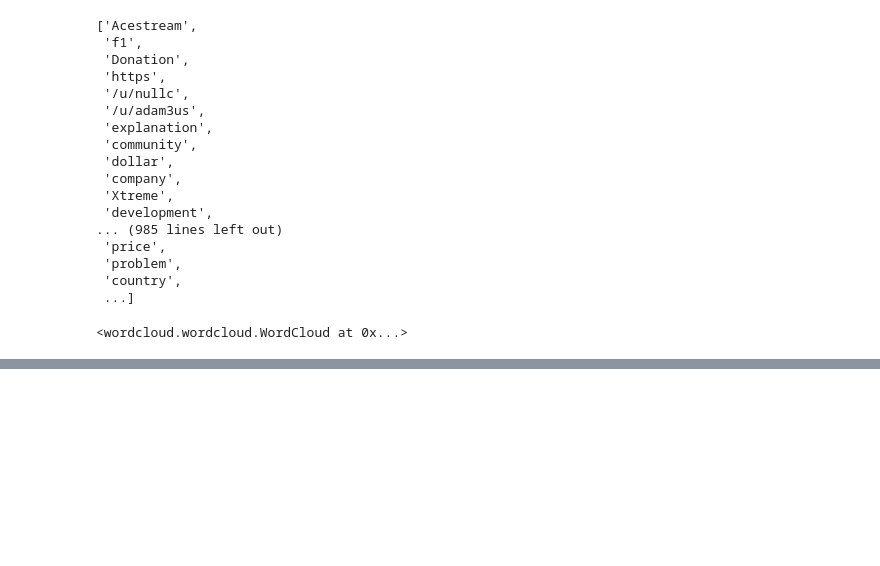
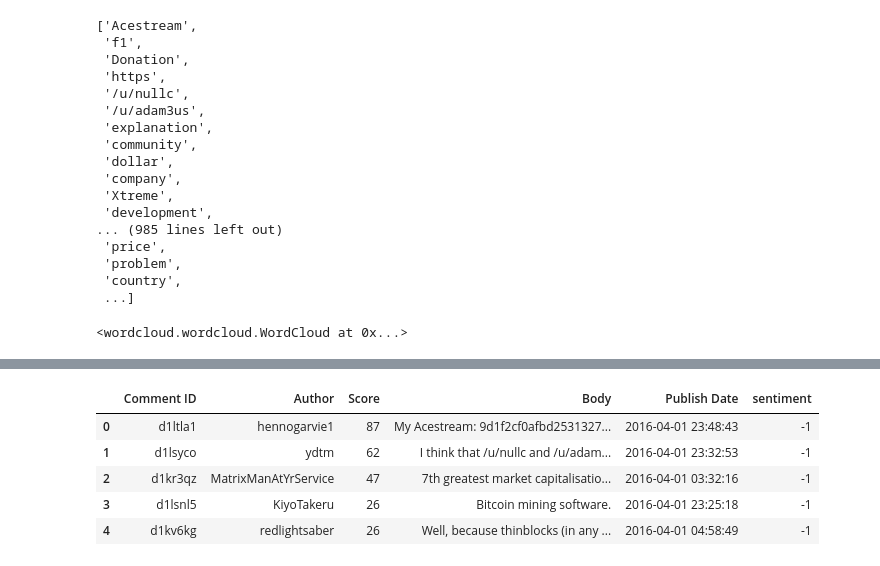
Before and after one commit to jun39/RedditAnalize, a Jupyter notebook: BERT_PRE/Untitled.ipynb, the cells around one changed output, grey strips where cells are left out. Cells and saved outputs as stored; diff of their text form; code cells hidden in the pictures; blank space fills up the shorter version.

Commit message:
added sentiment data in April 2016

```diff
--- a/BERT_PRE/Untitled.ipynb
+++ b/BERT_PRE/Untitled.ipynb
@@ -121,0 +139,4 @@ wordcloud.to_file("./wordcloud_sample.png")
+# %%
+for i in range(0,len(comments_df)):
+    string=comments_df.iat[i,3].replace('\n','')
+    sentenceList.append(string)
@@ -121,0 +153,8 @@ wordcloud.to_file("./wordcloud_sample.png")
+# %%
+sentiment=[]
+for i in range(0,len(sentenceList)):
+    string = sentenceList[i]
+    string=string[0:512]
+    label=classifier(string)
+    NegaPosi=label[0]['label']
+    sentiment.append(NegaPosi)
@@ -121,0 +185,6 @@ wordcloud.to_file("./wordcloud_sample.png")
+# %%
+for i in range(0,len(sentiment)):
+    if sentiment[i]=='POSITIVE':
+        sentiment[i]=1
+    else:
+        sentiment[i]=-1
@@ -121,0 +215,11 @@ wordcloud.to_file("./wordcloud_sample.png")
+# %%
+comments_df['sentiment']=sentiment
+# %%
+comments_df.head()
+# %% [output]
+|  | Comment ID | Author | Score | Body | Publish Date | sentiment |
+| 0 | d1ltla1 | hennogarvie1 | 87 | My Acestream: 9d1f2cf0afbd2531327... | 2016-04-01 23:48:43 | -1 |
+| 1 | d1lsyco | ydtm | 62 | I think that /u/nullc and /u/adam... | 2016-04-01 23:32:53 | -1 |
+| 2 | d1kr3qz | MatrixManAtYrService | 47 | 7th greatest market capitalisatio... | 2016-04-01 03:32:16 | -1 |
+| 3 | d1lsnl5 | KiyoTakeru | 26 | Bitcoin mining software. | 2016-04-01 23:25:18 | -1 |
+| 4 | d1kv6kg | redlightsaber | 26 | Well, because thinblocks (in any ... | 2016-04-01 04:58:49 | -1 |
```
Also changed, not shown: parts of 13 cells of this notebook.
